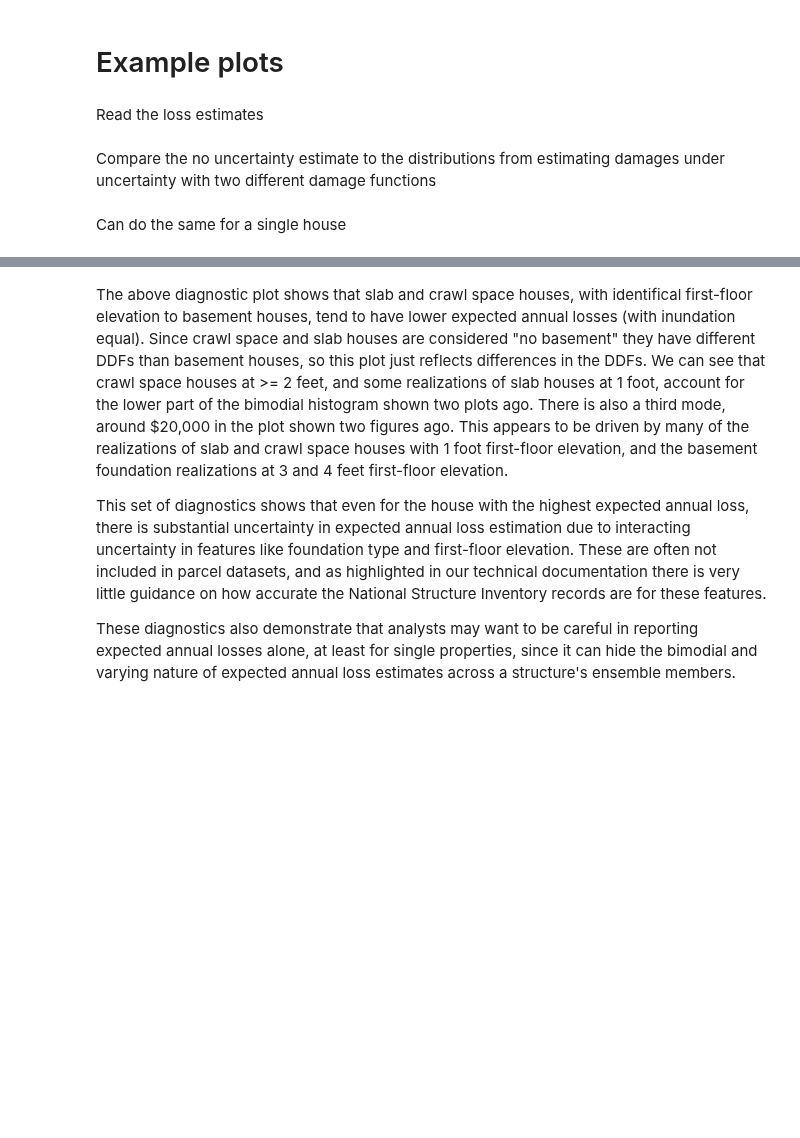
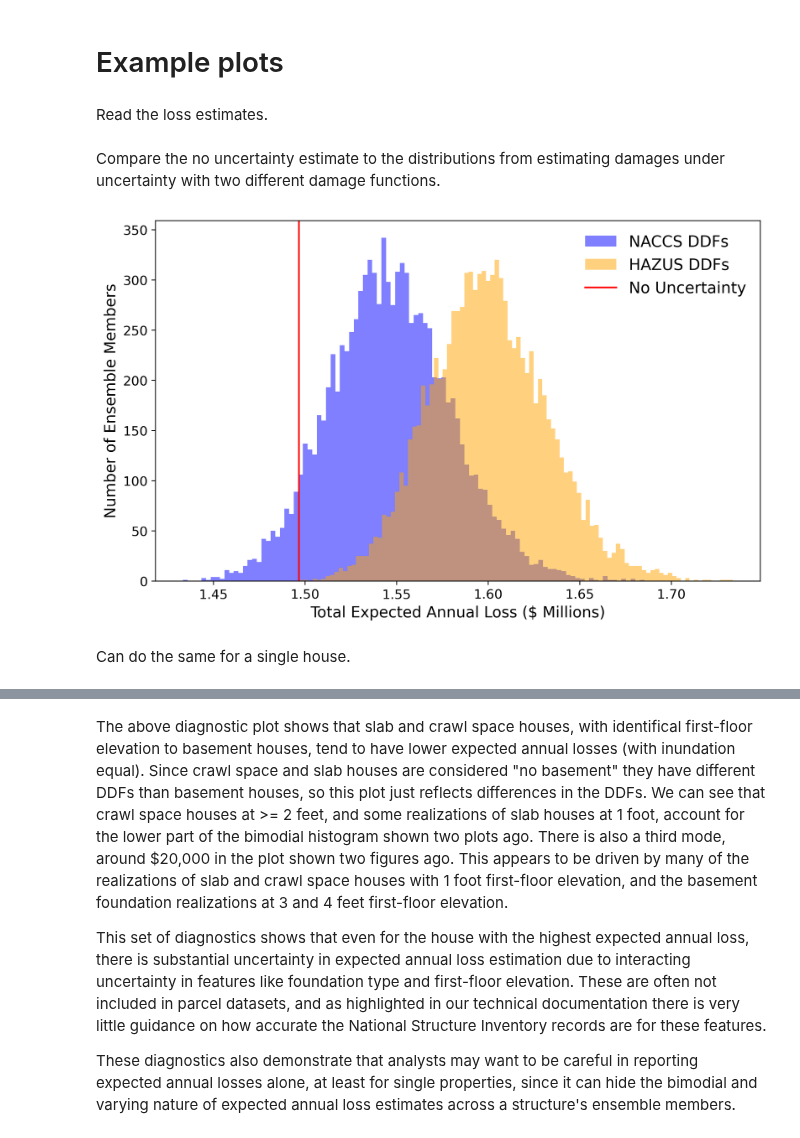
Before and after one commit to abpoll/unsafe, a Jupyter notebook: examples/philadelphia_frd/notebooks/full_data_example.ipynb, the cells around one changed output, grey strips where cells are left out. Saved outputs shown, nothing was run; the diff lists cells and outputs as text; code cells hidden in the pictures; blank space fills up the shorter version.

```diff
--- a/examples/philadelphia_frd/notebooks/full_data_example.ipynb
+++ b/examples/philadelphia_frd/notebooks/full_data_example.ipynb
@@ -339,25 +342,27 @@ nounc_df.to_parquet(hazus_def_out_filep)
 # %% [markdown]
-Read the loss estimates
+Read the loss estimates.
 # %%
 nounc_df = pd.read_parquet(join(FO, 'benchmark_loss.pqt'))
 ens_df_f = pd.read_parquet(join(FO, 'ensemble.pqt'))
 # %% [markdown]
-Compare the no uncertainty estimate to the distributions from estimating damages under uncertainty with two different damage functions
+Compare the no uncertainty estimate to the distributions from estimating damages under uncertainty with two different damage functions.
 # %%
-import matplotlib.pyplot as plt
 fig, ax = plt.subplots(figsize=(10, 6), dpi=300)
+# When we groupby 'sow_ind' we are looking across ensemble members
 temp = ens_df_f.groupby(['sow_ind'])[['naccs_eal', 'hazus_eal']].sum()/1e6
-temp['naccs_eal'].hist(bins=50, color='blue', alpha=.5, label='NACCS DDFs')
-temp['hazus_eal'].hist(bins=50, color='orange', alpha=.5, label='HAZUS DDFs')
+temp['naccs_eal'].hist(bins=100, color='blue', alpha=.5, label='NACCS DDFs')
+temp['hazus_eal'].hist(bins=100, color='orange', alpha=.5, label='HAZUS DDFs')
 ax.axvline(nounc_df['eal'].sum()/1e6, color='red', label='No Uncertainty')
 ax.legend(fontsize='x-large',
           frameon=False)
 ax.grid(False)
 ax.set_xlabel('Total Expected Annual Loss ($ Millions)', size=14)
 ax.set_ylabel('Number of Ensemble Members', size=14)
 ax.tick_params(labelsize=12)
+# %% [output]
+[figure, added]
 # %% [markdown]
-Can do the same for a single house
+Can do the same for a single house.
 # %%
 # Let's plot the above for the house with the highest average expected annual loss
 # Since this seems to be higher with HAZUS DDFs, let's use those
```
Also changed, not shown: parts of 13 cells of this notebook, 1 other file.
